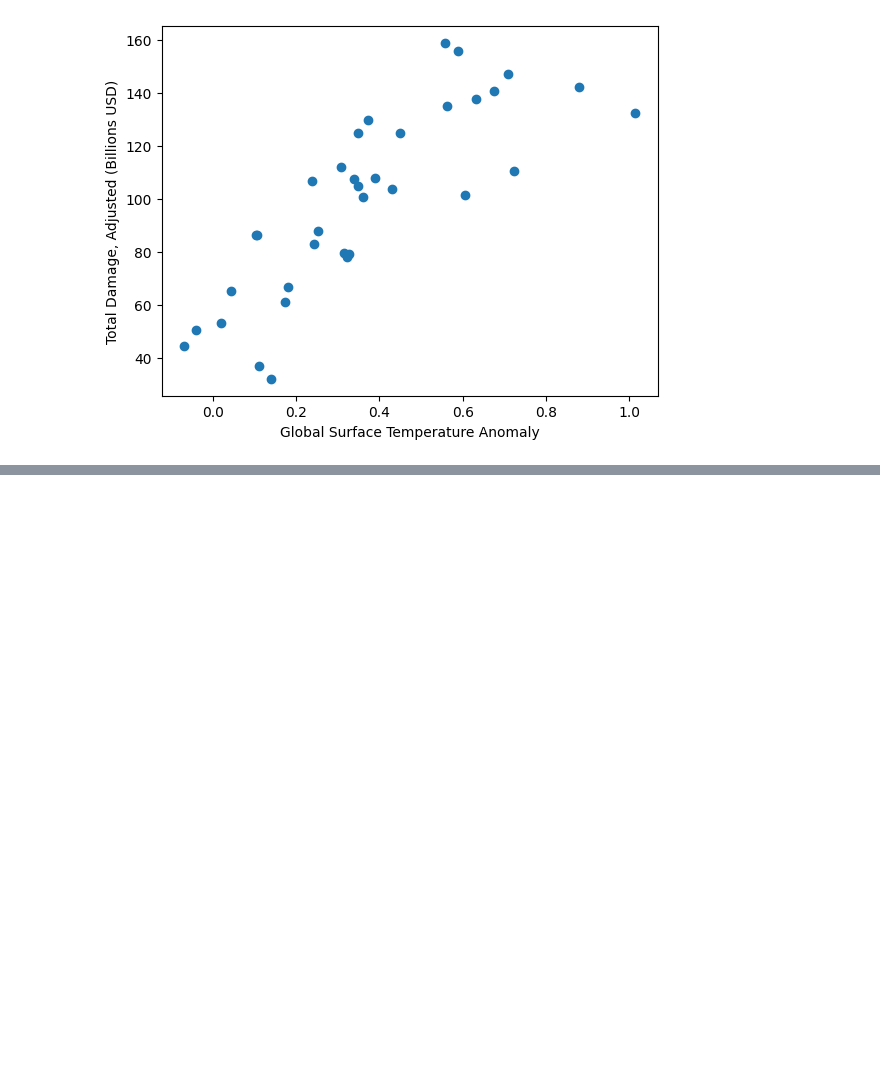
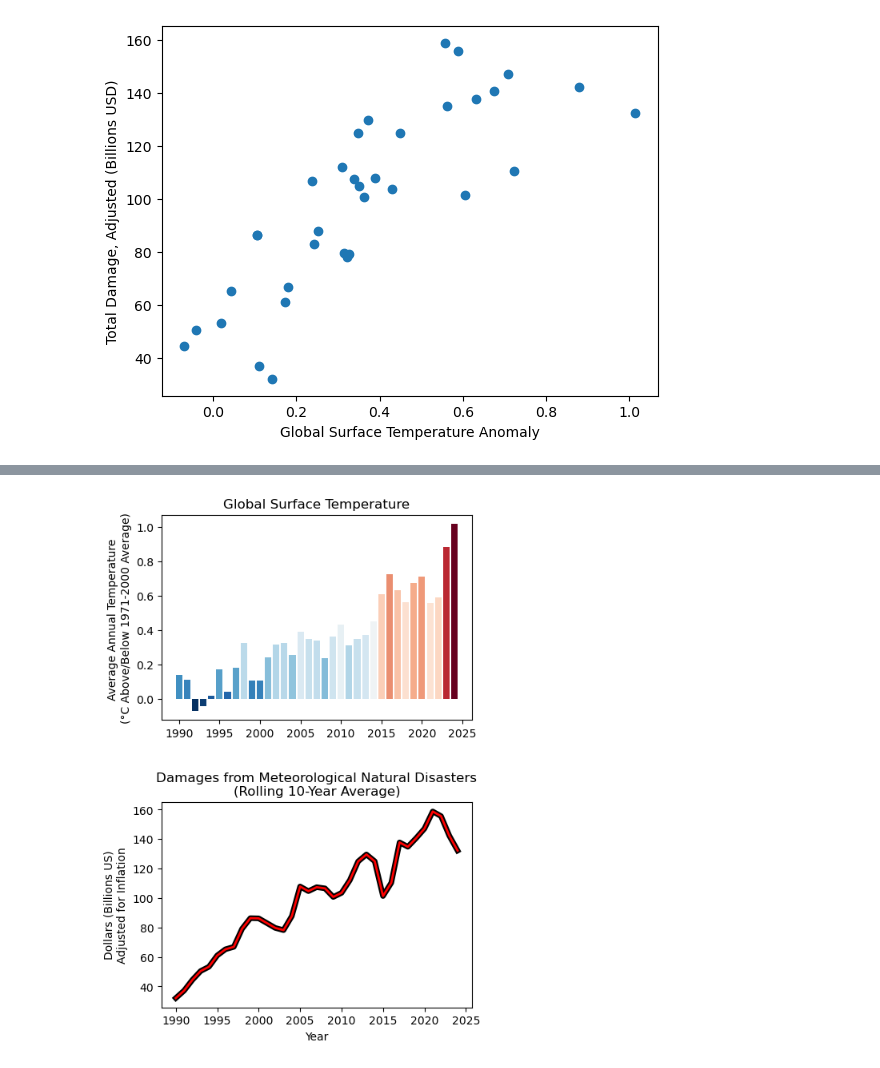
Before and after one commit to kac624/cuny, a Jupyter notebook: D608/story5_KeithC_script.ipynb, the cells around one changed output, grey strips where cells are left out. Cells and saved outputs as stored; diff of their text form; code cells hidden in the pictures; blank space fills up the shorter version.

```diff
--- a/D608/story5_KeithC_script.ipynb
+++ b/D608/story5_KeithC_script.ipynb
@@ -149,0 +149,25 @@ plt.show()
+# %%
+fig, (ax1, ax2) = plt.subplots(2, 1, figsize=(5, 8))
+
+norm = mcolors.Normalize(vmax=df["temp_anomaly"].max(), vmin=df["temp_anomaly"].min())
+cmap = plt.cm.get_cmap('RdBu_r')
+colors = cmap(norm(df["temp_anomaly"]))
+
+ax1.bar(df['year'], df["temp_anomaly"], color=colors, label='Temperature (left)')
+ax1.set_ylabel('Average Annual Temperature \n(\u00B0C Above/Below 1971-2000 Average)')
+ax1.title.set_text('Global Surface Temperature')
+
+ax2.plot(
+    df['year'], df['rolling_10yr_damages'],
+    color='red', linewidth=2, label='Rolling 10-Year Annual Damages (right)',
+    path_effects=[withStroke(linewidth=5, foreground='black')]
+)
+ax2.set_xlabel('Year')
+ax2.set_ylabel('Dollars (Billions US)\nAdjusted for Inflation')
+ax2.title.set_text('Damages from Meteorological Natural Disasters\n(Rolling 10-Year Average)')
+
+fig.subplots_adjust(hspace=0.4)
+
+plt.show()
+# %% [output]
+[figure, added]
```
Also changed, not shown: parts of 4 cells of this notebook, 16 other files.
